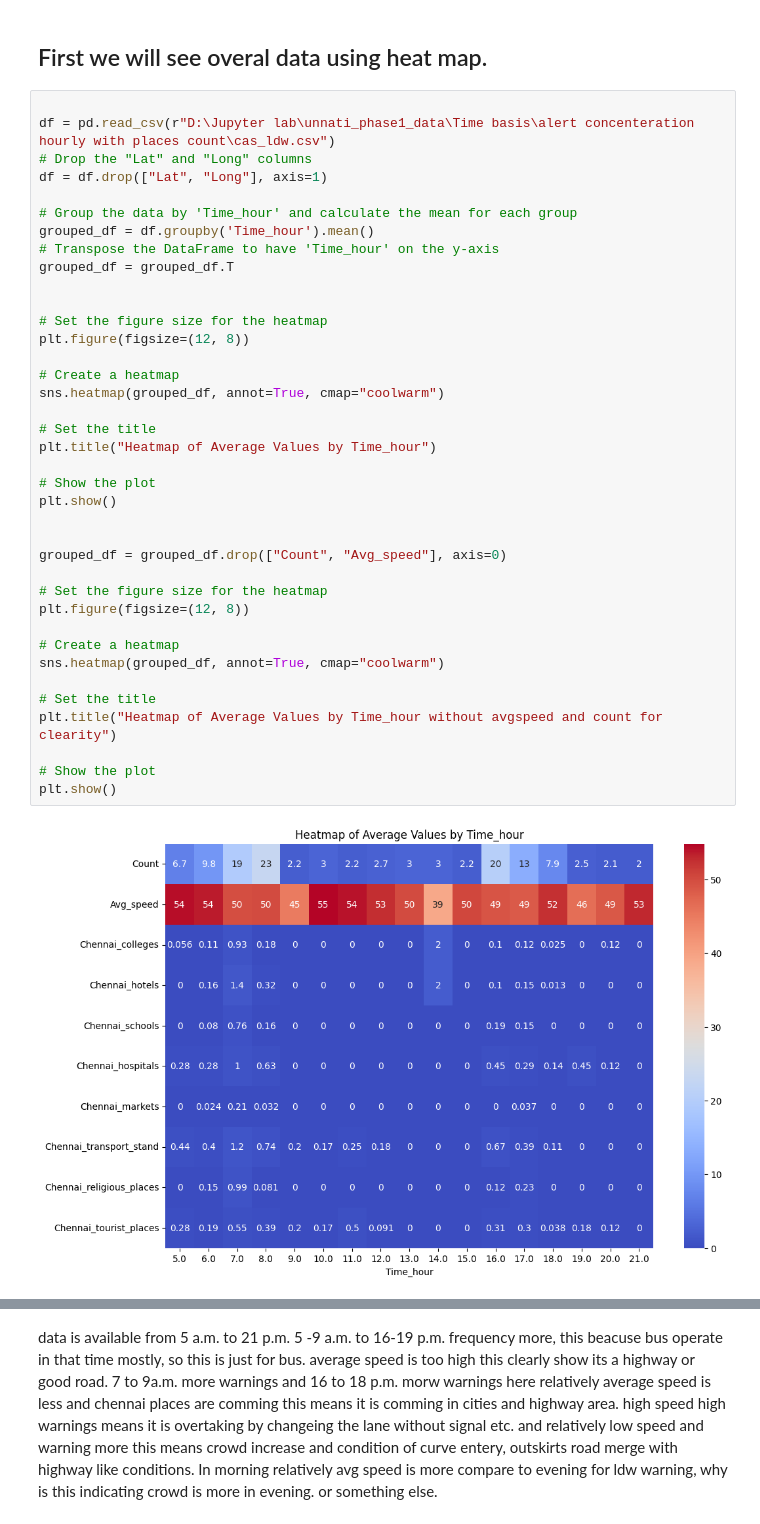
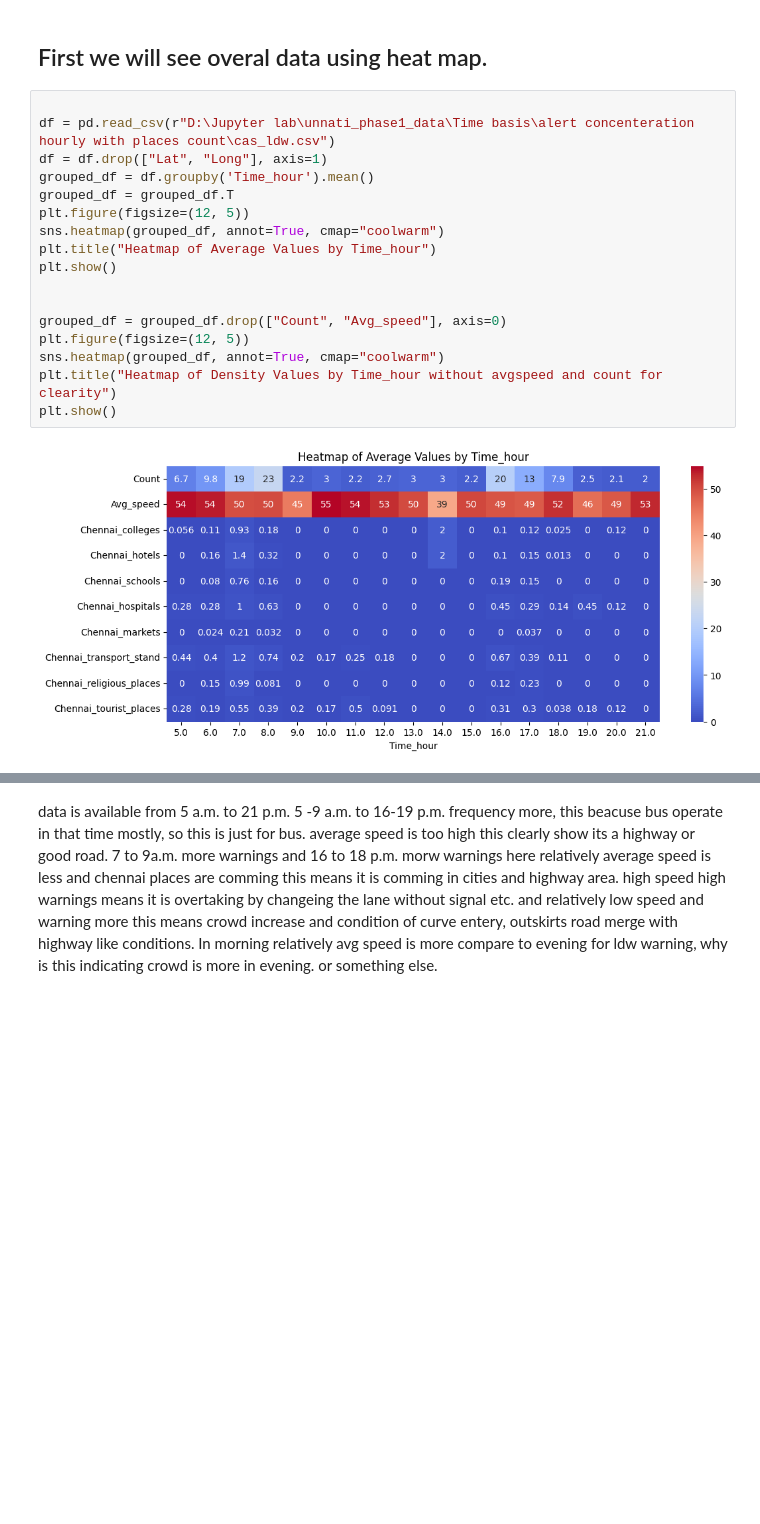
Before and after one commit to shivam-kumar-thakur/adas-data-analysis, a Jupyter notebook: ldw.ipynb, the cells around one changed output, grey strips where cells are left out. Drawn from its saved outputs; the diff is of its cells as text; blank space fills up the shorter version.

```diff
--- a/ldw.ipynb
+++ b/ldw.ipynb
@@ -11,40 +11,19 @@ import matplotlib.pyplot as plt
 # %%
 
 df = pd.read_csv(r"D:\Jupyter lab\unnati_phase1_data\Time basis\alert concenteration hourly with places count\cas_ldw.csv")
-# Drop the "Lat" and "Long" columns
 df = df.drop(["Lat", "Long"], axis=1)
-
-# Group the data by 'Time_hour' and calculate the mean for each group
 grouped_df = df.groupby('Time_hour').mean()
-# Transpose the DataFrame to have 'Time_hour' on the y-axis
 grouped_df = grouped_df.T
-
-
-# Set the figure size for the heatmap
-plt.figure(figsize=(12, 8))
-
-# Create a heatmap
+plt.figure(figsize=(12, 5))
 sns.heatmap(grouped_df, annot=True, cmap="coolwarm")
-
-# Set the title
 plt.title("Heatmap of Average Values by Time_hour")
-
-# Show the plot
 plt.show()
 
 
 grouped_df = grouped_df.drop(["Count", "Avg_speed"], axis=0)
-
-# Set the figure size for the heatmap
-plt.figure(figsize=(12, 8))
-
-# Create a heatmap
+plt.figure(figsize=(12, 5))
 sns.heatmap(grouped_df, annot=True, cmap="coolwarm")
-
-# Set the title
-plt.title("Heatmap of Average Values by Time_hour without avgspeed and count for clearity")
-
-# Show the plot
+plt.title("Heatmap of Density Values by Time_hour without avgspeed and count for clearity")
 plt.show()
 # %% [output]
-[figure, old version]
+[figure, new version]
```
Also changed, not shown: parts of 12 cells of this notebook.
